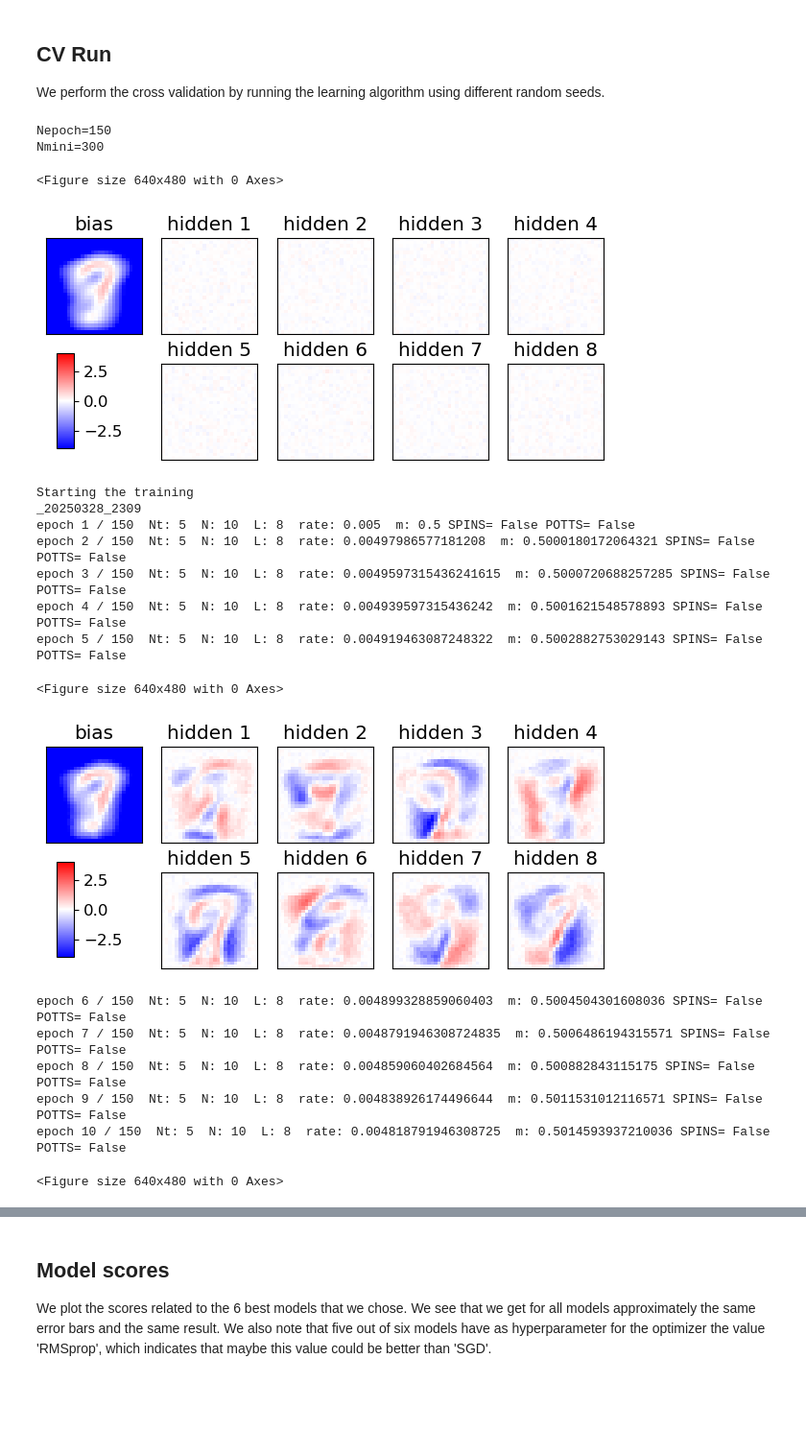
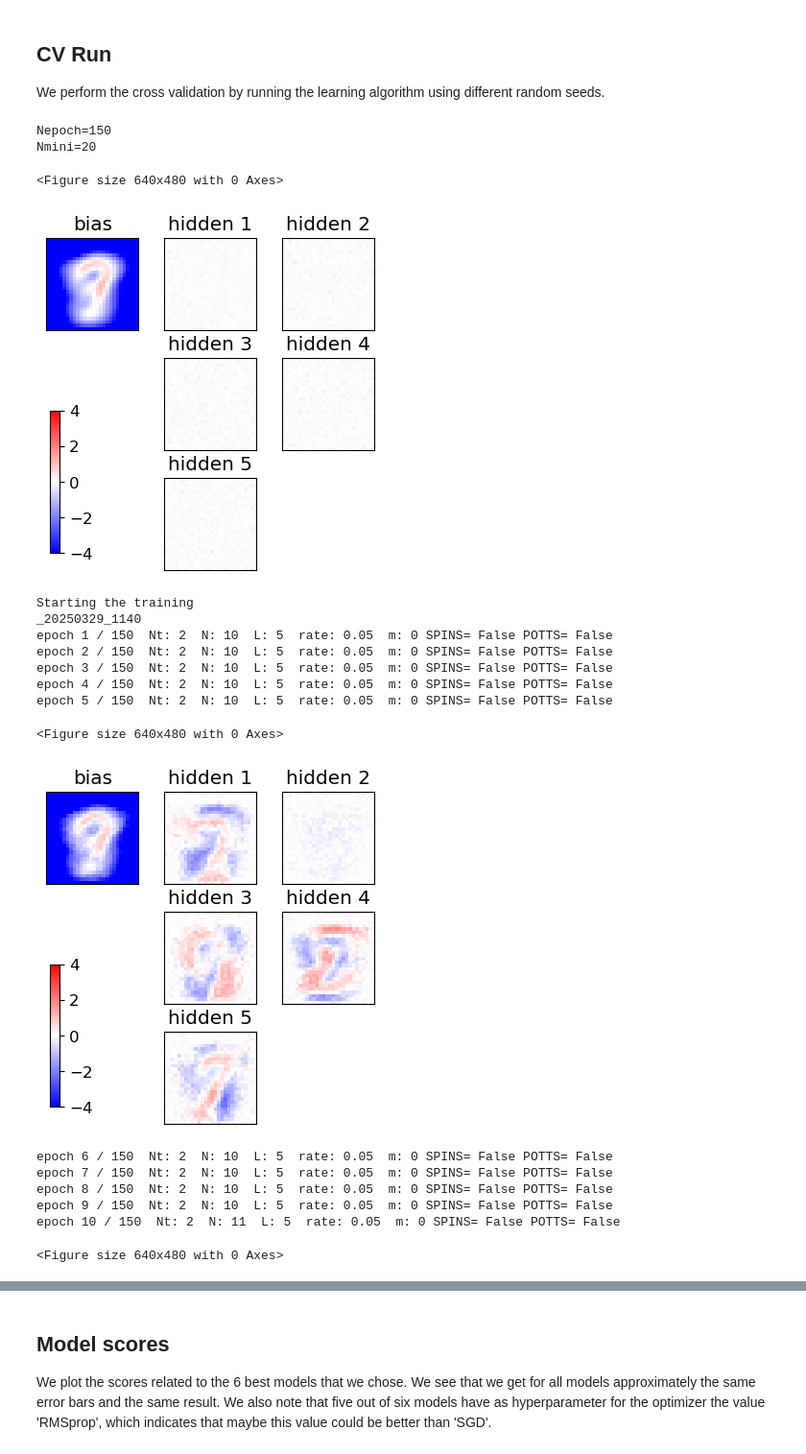
Before and after one commit to BelliLuigi/LCP-B, a Jupyter notebook: ex2/group2510_exercise2.ipynb, the cells around one changed output, grey strips where cells are left out. Shown at 96% size. Drawn from its saved outputs; the diff is of its cells as text; code cells hidden in the pictures; blank space fills up the shorter version.

```diff
--- a/ex2/group2510_exercise2.ipynb
+++ b/ex2/group2510_exercise2.ipynb
@@ -200,7 +205,7 @@ In the code below are shown the hyperparameters of the last best model (number 5
 # %%
 import time
 ## Hyper parameters::
-L = 8
+L = 5
 print(f'L, hidden units: {L}')
 
 SPINS = False
@@ -212,34 +217,34 @@ print(f'POTTS: {POTTS}')
 active = np.exp
 print(f'activation func: {active}')
 
-gamma = .001
+gamma = 0.001
 print(f'gamma: {gamma}')
 
 GRAD = 'RMSprop'
 print(f'GRADa: {GRAD}')
 
 # number of CD steps
-Nt = 5
+Nt = 2
 print(f'Nt: {Nt}')
 
 Nepoch = 150
 print(f'Epochs: {Nepoch}')
 
 # number of minis
-Nmini = 300
+Nmini = 20
 print(f'Nmini: {Nmini}')
 
 N_ini = 10
 print(f'Nini: {N_ini}')
 
-N_fin = 30
+N_fin = 300
 print(f'Nfin: {N_fin}')
 
 ## momentum
-m = .5
+m = 0
 print(f'm: {m}')
 
-M = .9
+M = m
 print(f'Final m: {M}')
 
 ## setup for gradient choice & gamma, momentum
@@ -248,7 +253,7 @@ if GRAD=="SGD":
 elif GRAD=="RMSprop":
     beta,epsilon=0.9,1e-4
     #l_rate_ini,l_rate_fin=0.05,0.05
-    l_rate_ini,l_rate_fin=0.005,0.002
+    l_rate_ini,l_rate_fin=0.05,0.05
     print("epsilon=",epsilon)
 else:
     l_rate_ini,l_rate_fin=0.05,0.05
@@ -357,6 +362,9 @@ for seed in [1]:#, 12, 123, 1234, 12345, 123457]:
     log_likelihoods = []
     lista_epoch_grafico = []
     # Note: here an epoch does not analyze the whole dataset
+
+    ### special growth pt 1
+    mt = m
     for epoch in range(1,1+Nepoch):
         # q maps epochs to interval [0,1]
         q = (epoch-1.)/(Nepoch-1.)
@@ -365,7 +373,12 @@ for seed in [1]:#, 12, 123, 1234, 12345, 123457]:
         N = int(N_ini + (N_fin-N_ini)*(q**2))
         #  l_rate interpolates between initial and final value
         l_rate = l_rate_ini + (l_rate_fin-l_rate_ini)*q
-        mt = m + (M-m) * (q**2)
+
+        ### special growth pt fin
+        if q >= .6 and mt != M: mt = M
+
+        ### 'quadratic growth of m'
+        # mt = m + (M-m) * (q**2)
 
         for mini in range(Nmini):
             # initializitation for averages in minibatch
@@ -457,53 +470,53 @@ for seed in [1]:#, 12, 123, 1234, 12345, 123457]:
                 mbhat = mb / (1 - beta1 ** (mini + 1))
 
                 vwhat = vw / (1 - beta2 ** (mini + 1))
                 vahat = va / (1 - beta2 ** (mini + 1))
                 vbhat = vb / (1 - beta2 ** (mini + 1))
 
 
                 w += l_rate * mwhat / sqrt(epsilon + vwhat)
                 a += l_rate * mahat / sqrt(epsilon + vahat)
                 b += l_rate * mbhat / sqrt(epsilon + vbhat)
 
 
             # regularization (LASSO)
             if gamma>0.:
                 w -= (gamma*l_rate)*sign(w)
                 a -= (gamma*l_rate)*sign(a)
                 b -= (gamma*l_rate)*sign(b)
 
         wE[epoch],gwE[epoch],gwE_d[epoch],gwE_m[epoch]=np.copy(w),np.copy(gw),np.copy(gw_d),np.copy(gw_m)
         aE[epoch],gaE[epoch],gaE_d[epoch],gaE_m[epoch]=np.copy(a),np.copy(ga),np.copy(ga_d),np.copy(ga_m)
         bE[epoch],gbE[epoch],gbE_d[epoch],gbE_m[epoch]=np.copy(b),np.copy(gb),np.copy(gb_d),np.copy(gb_m)
         miniE[epoch]=N
         if POTTS: pzE[epoch] = pz/np.sum(pz)
         print("epoch",epoch,"/",Nepoch," Nt:",Nt," N:",N," L:",L, " rate:",l_rate," m:",mt,"SPINS=",SPINS,"POTTS=",POTTS)
         if epoch%5==0 or epoch==Nepoch: plot_weights_bias(wE, aE, epoch, L, cols=Ncols, save=False)
-        if epoch%1000==0 or epoch==Nepoch:
-            partition = partition_function(a,w,b,configurations)
-            log_likelihood = compute_log_likelihood(partition,data, a=a, b=b, w=w,configurations=configurations)
-            print(log_likelihood)
-            with open((llh_file := f'newruns/llh/{str_simul}_SP{SPINS}_L{L}_act{active}_gam{gamma}_grad{GRAD}_steps{Nt}_epochs{Nepoch}_minis{Nmini}_Nini{N_ini}_Nfin{N_fin}_m{m}_M{M}_lri{l_rate_ini}_lrf{l_rate_fin}'), 'a') as add:
-                print(log_likelihood, file=add)
+        #if epoch%15==0 or epoch==Nepoch:
+        #    partition = partition_function(a,w,b,configurations)
+        #    log_likelihood = compute_log_likelihood(partition,data, a=a, b=b, w=w,configurations=configurations)
+        #    print(log_likelihood)
+        #    with open((llh_file := f'newruns/llh/{str_simul}_SP{SPINS}_L{L}_act{active}_gam{gamma}_grad{GRAD}_steps{Nt}_epochs{Nepoch}_minis{Nmini}_Nini{N_ini}_Nfin{N_fin}_m{m}_M{M}_lri{l_rate_ini}_lrf{l_rate_fin}'), 'a') as add:
+        #        print(log_likelihood, file=add)
     print("END of learning phase", datetime.datetime.now().strftime("_%Y%m%d_%H%M"))
     for sa, ve in zip(['w', 'a', 'b'], [wE, aE, bE]): np.save(f'newruns/weights/{str_simul}_SP{SPINS}_L{L}_act{active}_gam{gamma}_grad{GRAD}_steps{Nt}_epochs{Nepoch}_minis{Nmini}_Nini{N_ini}_Nfin{N_fin}_m{m}_M{M}_lri{l_rate_ini}_lrf{l_rate_fin}___{sa}.npy', ve)
 # %% [output]
 Nepoch=150
-Nmini=300
+Nmini=20
 <Figure size 640x480 with 0 Axes>
-[figure, old version]
+[figure, new version]
 Starting the training
-_20250328_2309
-epoch 1 / 150  Nt: 5  N: 10  L: 8  rate: 0.005  m: 0.5 SPINS= False POTTS= False
-epoch 2 / 150  Nt: 5  N: 10  L: 8  rate: 0.00497986577181208  m: 0.5000180172064321 SPINS= False POTTS= False
-epoch 3 / 150  Nt: 5  N: 10  L: 8  rate: 0.0049597315436241615  m: 0.5000720688257285 SPINS= False POTTS= False
-epoch 4 / 150  Nt: 5  N: 10  L: 8  rate: 0.004939597315436242  m: 0.5001621548578893 SPINS= False POTTS= False
-epoch 5 / 150  Nt: 5  N: 10  L: 8  rate: 0.004919463087248322  m: 0.5002882753029143 SPINS= False POTTS= False
+_20250329_1140
+epoch 1 / 150  Nt: 2  N: 10  L: 5  rate: 0.05  m: 0 SPINS= False POTTS= False
+epoch 2 / 150  Nt: 2  N: 10  L: 5  rate: 0.05  m: 0 SPINS= False POTTS= False
+epoch 3 / 150  Nt: 2  N: 10  L: 5  rate: 0.05  m: 0 SPINS= False POTTS= False
+epoch 4 / 150  Nt: 2  N: 10  L: 5  rate: 0.05  m: 0 SPINS= False POTTS= False
+epoch 5 / 150  Nt: 2  N: 10  L: 5  rate: 0.05  m: 0 SPINS= False POTTS= False
 <Figure size 640x480 with 0 Axes>
-[figure, old version]
+[figure, new version]
-epoch 6 / 150  Nt: 5  N: 10  L: 8  rate: 0.004899328859060403  m: 0.5004504301608036 SPINS= False POTTS= False
-epoch 7 / 150  Nt: 5  N: 10  L: 8  rate: 0.0048791946308724835  m: 0.5006486194315571 SPINS= False POTTS= False
-epoch 8 / 150  Nt: 5  N: 10  L: 8  rate: 0.004859060402684564  m: 0.500882843115175 SPINS= False POTTS= False
-epoch 9 / 150  Nt: 5  N: 10  L: 8  rate: 0.004838926174496644  m: 0.5011531012116571 SPINS= False POTTS= False
-epoch 10 / 150  Nt: 5  N: 10  L: 8  rate: 0.004818791946308725  m: 0.5014593937210036 SPINS= False POTTS= False
+epoch 6 / 150  Nt: 2  N: 10  L: 5  rate: 0.05  m: 0 SPINS= False POTTS= False
+epoch 7 / 150  Nt: 2  N: 10  L: 5  rate: 0.05  m: 0 SPINS= False POTTS= False
+epoch 8 / 150  Nt: 2  N: 10  L: 5  rate: 0.05  m: 0 SPINS= False POTTS= False
+epoch 9 / 150  Nt: 2  N: 10  L: 5  rate: 0.05  m: 0 SPINS= False POTTS= False
+epoch 10 / 150  Nt: 2  N: 11  L: 5  rate: 0.05  m: 0 SPINS= False POTTS= False
 <Figure size 640x480 with 0 Axes>
```
Also changed, not shown: parts of 8 cells of this notebook, 17 other files.
